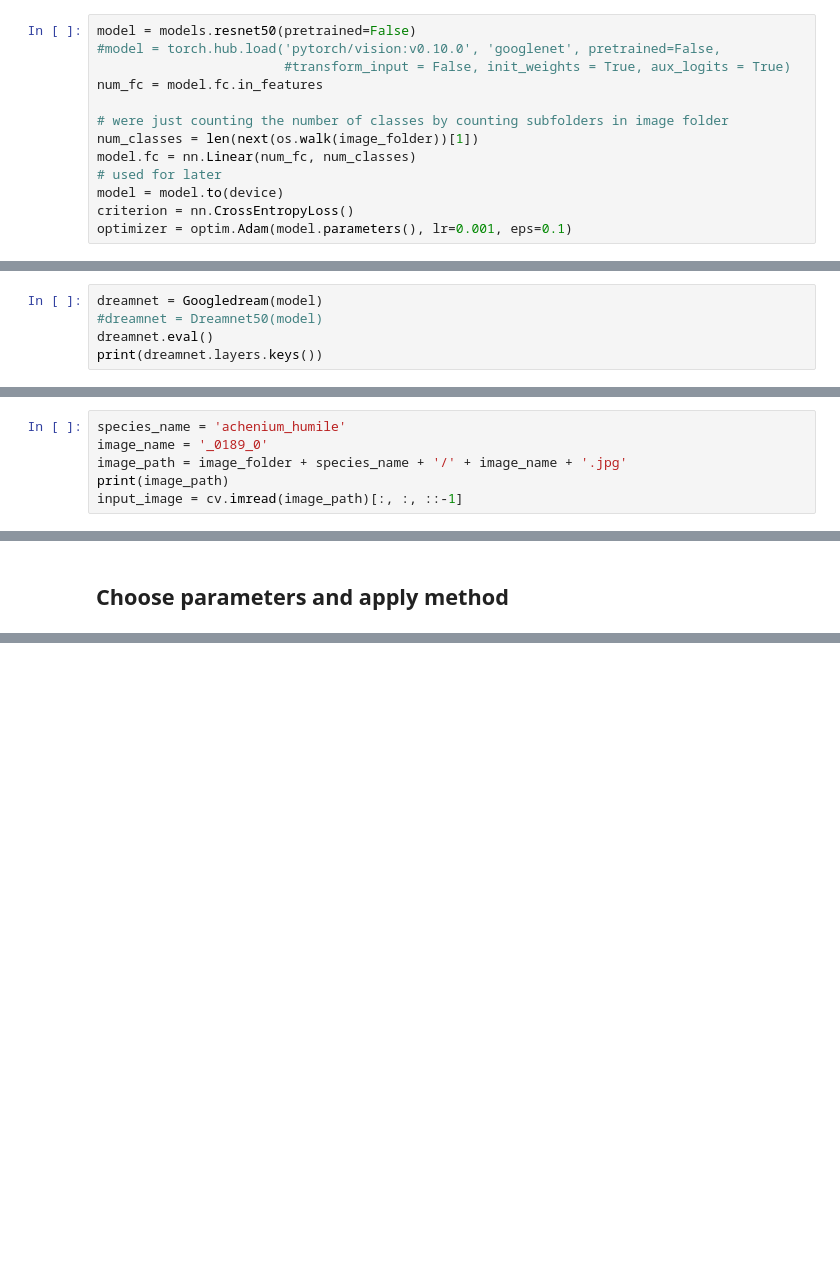
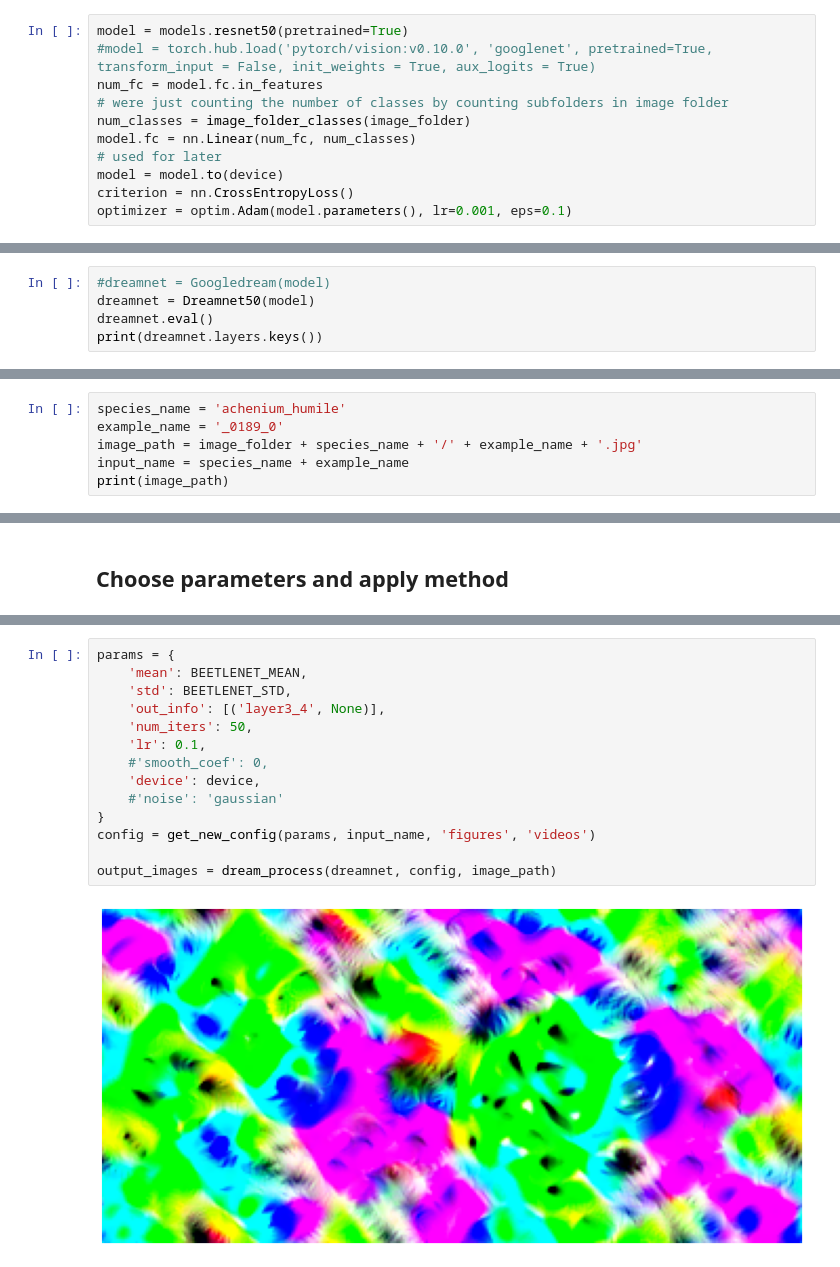
Before and after one commit to JackismyShephard/eternal-bugshine, a Jupyter notebook: playground.ipynb, the cells around one changed output, grey strips where cells are left out. Saved outputs shown, nothing was run; the diff lists cells and outputs as text; blank space fills up the shorter version.

```diff
--- a/playground.ipynb
+++ b/playground.ipynb
@@ -90,13 +50,11 @@ show_tensor(img_grid, mean, std, figsize = (20,20))
 # %% [markdown]
 # Define classification model
 # %%
-model = models.resnet50(pretrained=False)
-#model = torch.hub.load('pytorch/vision:v0.10.0', 'googlenet', pretrained=False,
-                        #transform_input = False, init_weights = True, aux_logits = True)
+model = models.resnet50(pretrained=True)
+#model = torch.hub.load('pytorch/vision:v0.10.0', 'googlenet', pretrained=True, transform_input = False, init_weights = True, aux_logits = True)
 num_fc = model.fc.in_features
-
 # were just counting the number of classes by counting subfolders in image folder
-num_classes = len(next(os.walk(image_folder))[1])
+num_classes = image_folder_classes(image_folder)
 model.fc = nn.Linear(num_fc, num_classes)
 # used for later
 model = model.to(device)
@@ -124,8 +80,8 @@ RuntimeError: CUDA out of memory. Tried to allocate 20.00 MiB (GPU 0; 2.94 GiB t
 # %% [markdown]
 # Expose layers
 # %%
-dreamnet = Googledream(model)
-#dreamnet = Dreamnet50(model)
+#dreamnet = Googledream(model)
+dreamnet = Dreamnet50(model)
 dreamnet.eval()
 print(dreamnet.layers.keys())
 # %% [output]
@@ -136,10 +92,10 @@ dict_keys(['conv1', 'maxpool1', 'conv2', 'conv3', 'maxpool2', 'inception3a', 'in
 ## Choose image
 # %%
 species_name = 'achenium_humile'
-image_name = '_0189_0'
-image_path = image_folder + species_name + '/' + image_name + '.jpg'
+example_name = '_0189_0'
+image_path = image_folder + species_name + '/' + example_name + '.jpg'
+input_name = species_name + example_name
 print(image_path)
-input_image = cv.imread(image_path)[:, :, ::-1]
 # %% [output]
 ./data/beetles/images/achenium_humile/_0189_0.jpg
 # %% [markdown]
@@ -172,0 +103,16 @@ KeyboardInterrupt:
+# %%
+params = {
+    'mean': BEETLENET_MEAN,
+    'std': BEETLENET_STD,
+    'out_info': [('layer3_4', None)],
+    'num_iters': 50,
+    'lr': 0.1,
+    #'smooth_coef': 0,
+    'device': device,
+    #'noise': 'gaussian'
+}
+config = get_new_config(params, input_name, 'figures', 'videos')
+
+output_images = dream_process(dreamnet, config, image_path)
+# %% [output]
+[figure, added]
```
Also changed, not shown: parts of 15 cells of this notebook, 6 other files.
